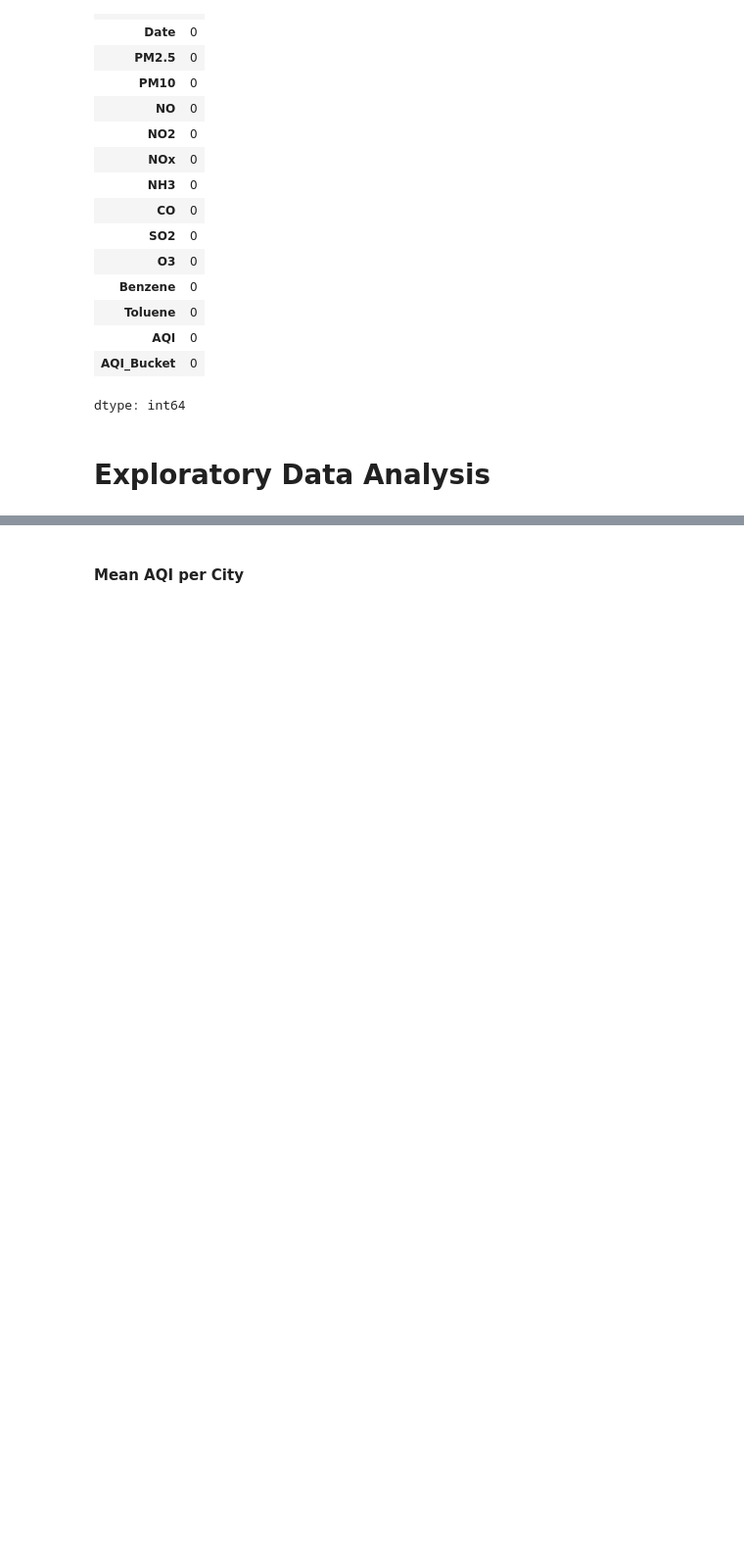
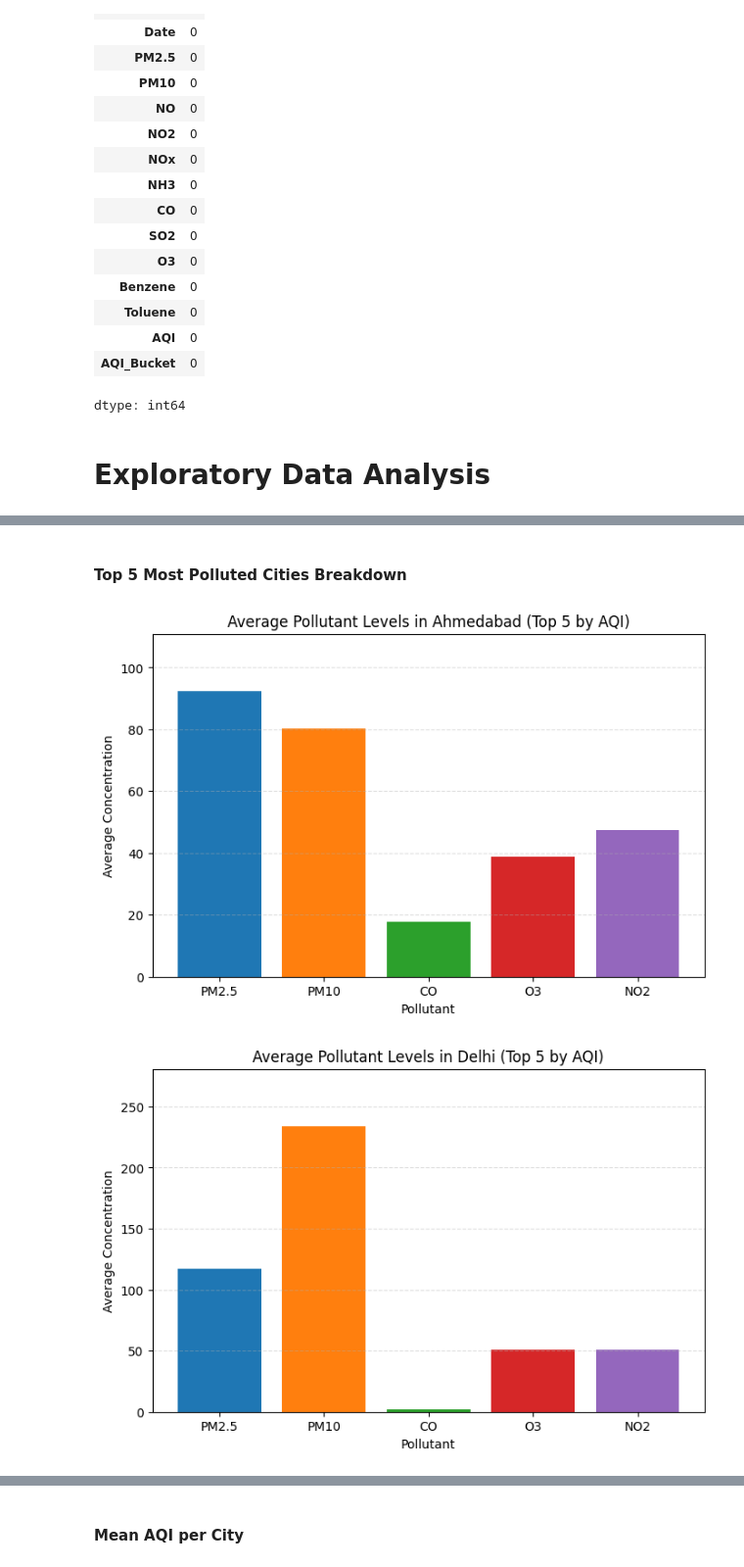
Before and after one commit to thomreid11/CMP7005_PRES1_Repository, a Jupyter notebook: CMP7005_PRES1.ipynb, the cells around one changed output, grey strips where cells are left out. Shown at 98% size. Drawn from its saved outputs; the diff is of its cells as text; code cells hidden in the pictures; blank space fills up the shorter version.

Commit message:
Added first 2 graphs, research question and reordered EDA

```diff
--- a/CMP7005_PRES1.ipynb
+++ b/CMP7005_PRES1.ipynb
@@ -305,0 +394,44 @@ df_to_csv = df.to_csv('air_quality_data_interpolated.csv')
+# %% [markdown]
+#### **Top 5 Most Polluted Cities Breakdown**
+# %%
+mean_aqi_by_city = df.groupby('City')['AQI'].mean()
+top_5_cities = mean_aqi_by_city.sort_values(ascending=False).head(5).index.tolist()
+
+# Pollutants to compare
+pollutants = ['PM2.5', 'PM10', 'CO', 'O3', 'NO2']
+
+# Defineing colours for each pollutant (same colors across all graphs)
+pollutant_colours = {
+    'PM2.5': 'tab:blue',
+    'PM10' : 'tab:orange',
+    'CO'   : 'tab:green',
+    'O3'   : 'tab:red',
+    'NO2'  : 'tab:purple'
+}
+
+# Filtering pollutants per city
+for city_name in top_5_cities:
+
+    # Filtering the df for the current city
+    city_data = df[df['City'] == city_name]
+
+    # Calculating average pollutant levels for the current city
+    avg_pollutant_levels = {
+        pollutant: city_data[pollutant].mean() for pollutant in pollutants
+    }
+
+    plt.figure(figsize=(8, 5))
+    plt.bar(
+        avg_pollutant_levels.keys(),
+        avg_pollutant_levels.values(),
+        color=[pollutant_colours[p] for p in avg_pollutant_levels.keys()]
+    )
+    plt.title(f'Average Pollutant Levels in {city_name} (Top 5 by AQI)')
+    plt.xlabel('Pollutant')
+    plt.ylabel('Average Concentration')
+    plt.ylim(0, max(avg_pollutant_levels.values()) * 1.2)
+    plt.grid(axis='y', linestyle='--', alpha=0.4)
+    plt.show()
+# %% [output]
+[figure, added]
+[figure, added]
```
Also changed, not shown: parts of 9 cells of this notebook.
